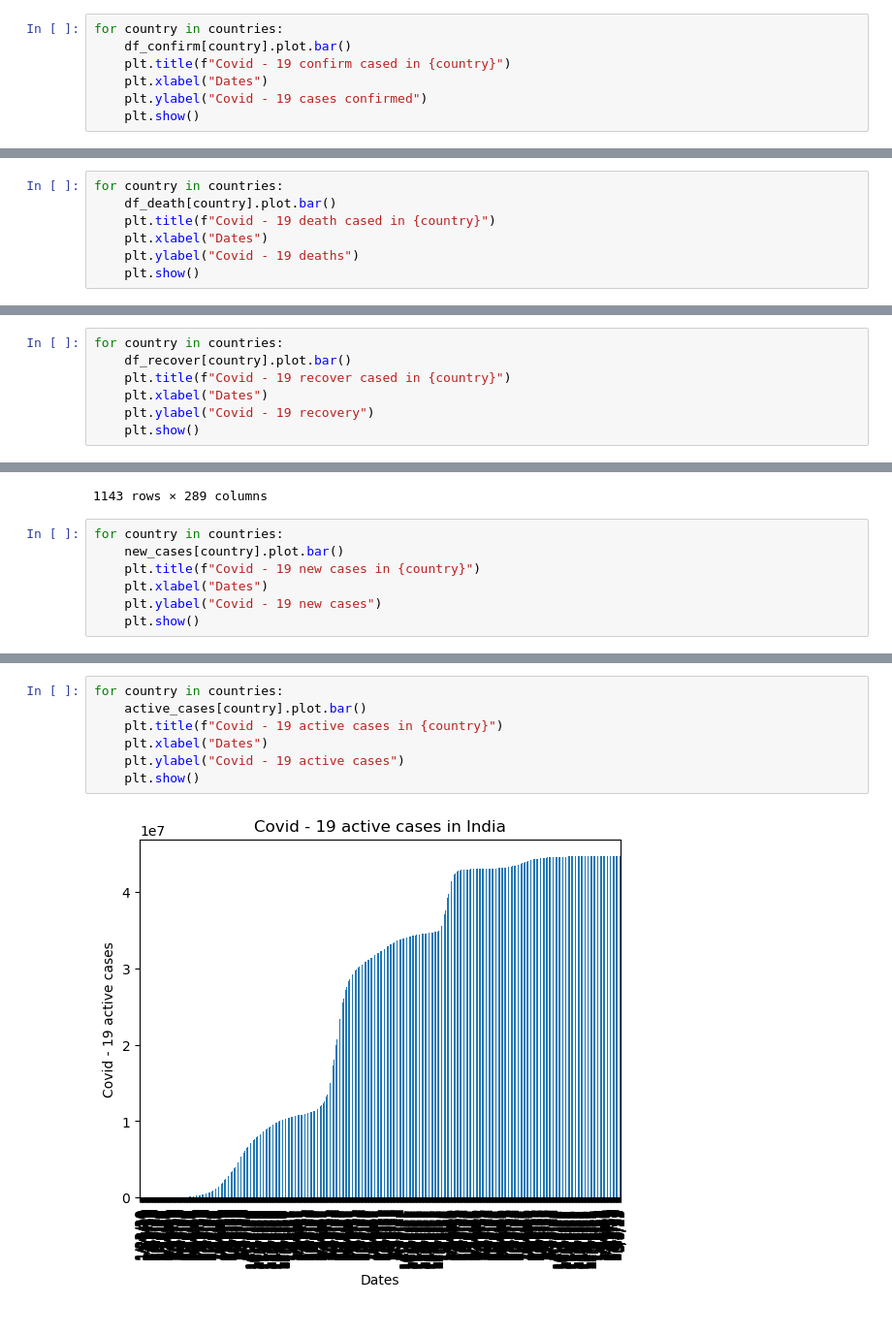
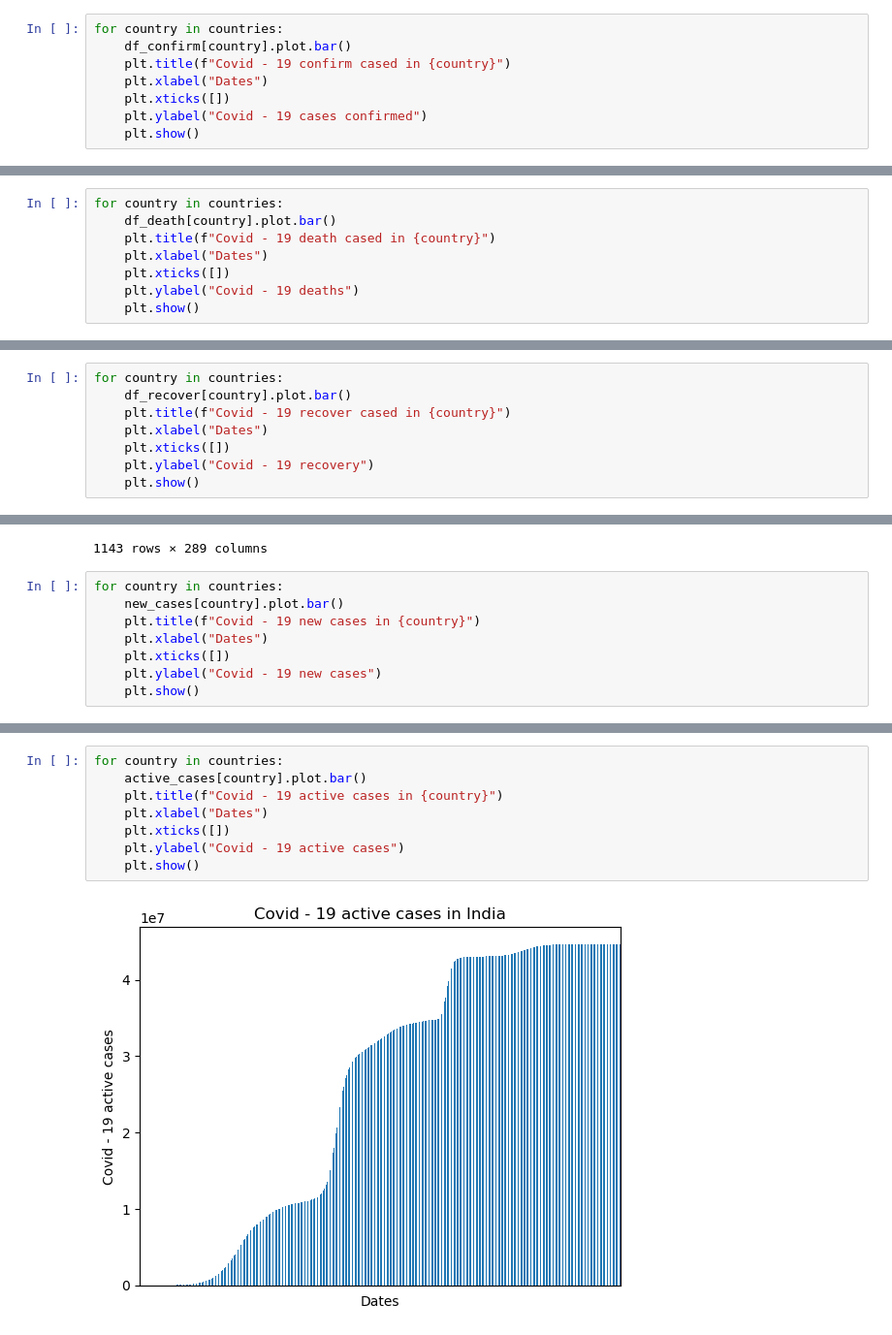
Before and after one commit to gandhidhruv2003/CodersCave, a Jupyter notebook: Covid 19 Analysis/Covid 19 analysis.ipynb, the cells around one changed output, grey strips where cells are left out. Shown at 97% size. Drawn from its saved outputs; the diff is of its cells as text.

```diff
--- a/Covid 19 Analysis/Covid 19 analysis.ipynb
+++ b/Covid 19 Analysis/Covid 19 analysis.ipynb
@@ -250,6 +250,7 @@ for country in countries:
     df_confirm[country].plot.bar()
     plt.title(f"Covid - 19 confirm cased in {country}")
     plt.xlabel("Dates")
+    plt.xticks([])
     plt.ylabel("Covid - 19 cases confirmed")
     plt.show()
 # %% [output]
@@ -262,6 +263,7 @@ for country in countries:
     df_death[country].plot.bar()
     plt.title(f"Covid - 19 death cased in {country}")
     plt.xlabel("Dates")
+    plt.xticks([])
     plt.ylabel("Covid - 19 deaths")
     plt.show()
 # %% [output]
@@ -274,6 +276,7 @@ for country in countries:
     df_recover[country].plot.bar()
     plt.title(f"Covid - 19 recover cased in {country}")
     plt.xlabel("Dates")
+    plt.xticks([])
     plt.ylabel("Covid - 19 recovery")
     plt.show()
 # %% [output]
@@ -331,6 +334,7 @@ for country in countries:
     new_cases[country].plot.bar()
     plt.title(f"Covid - 19 new cases in {country}")
     plt.xlabel("Dates")
+    plt.xticks([])
     plt.ylabel("Covid - 19 new cases")
     plt.show()
 # %% [output]
@@ -341,9 +345,10 @@ for country in countries:
 # %%
 for country in countries:
     active_cases[country].plot.bar()
     plt.title(f"Covid - 19 active cases in {country}")
     plt.xlabel("Dates")
+    plt.xticks([])
     plt.ylabel("Covid - 19 active cases")
     plt.show()
 # %% [output]
-[figure, old version]
+[figure, new version]
```
Also changed, not shown: parts of 5 cells of this notebook.
